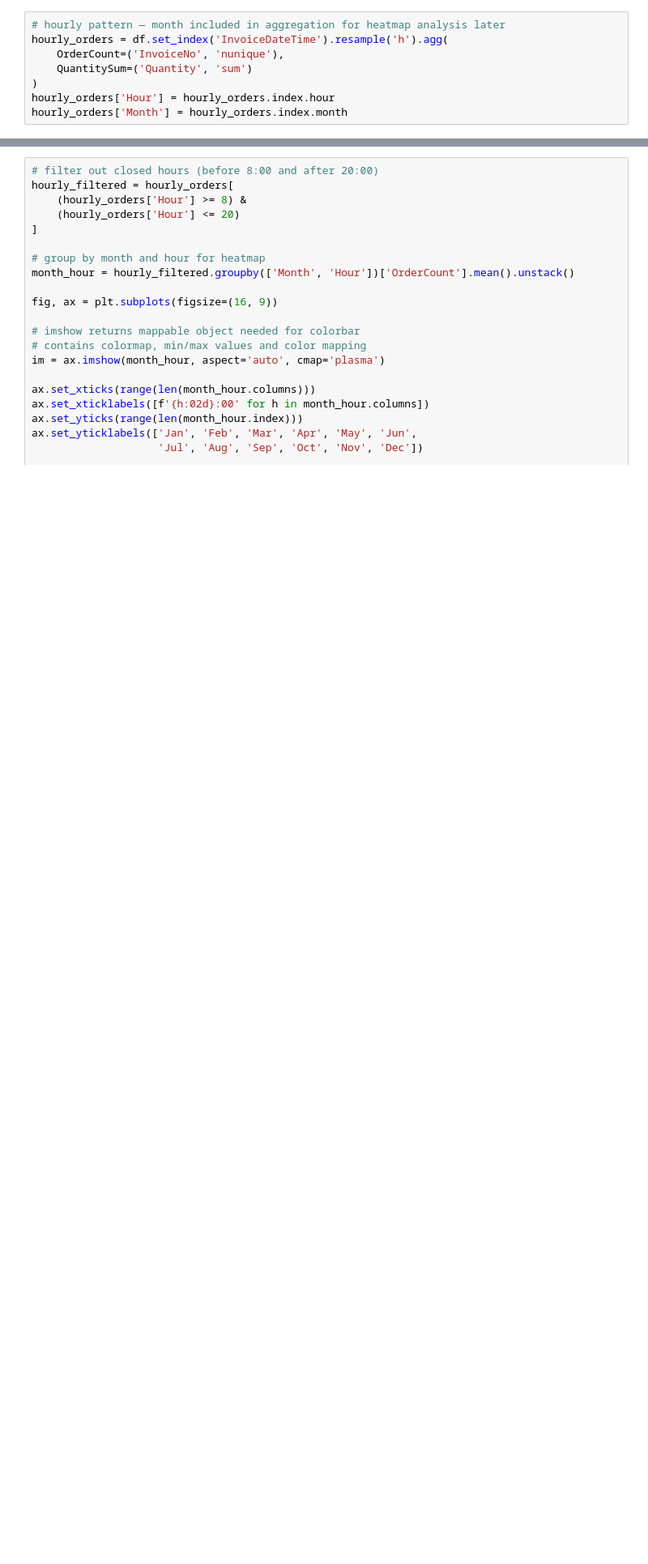
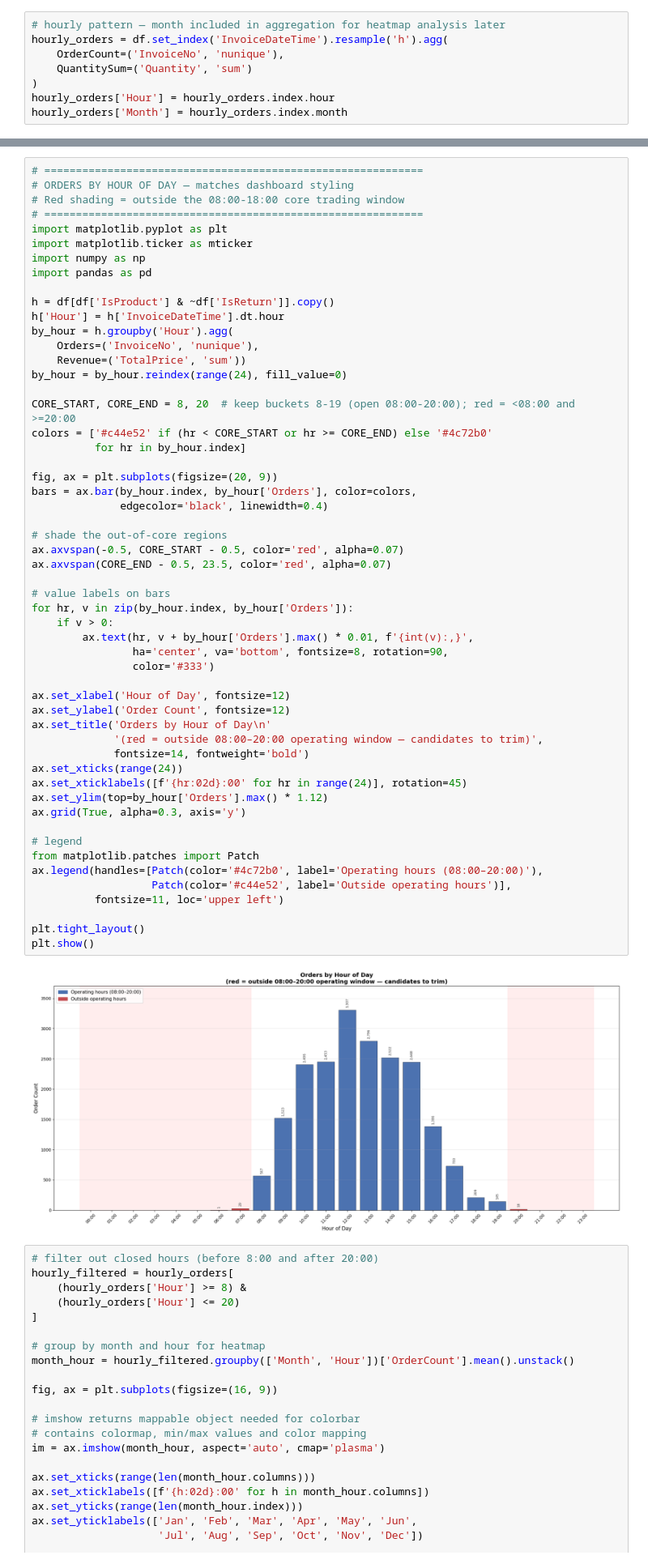
Before and after one commit to filipburger/retail_analysis, a Jupyter notebook: retail_analysis.ipynb, the cells around one changed output, grey strips where cells are left out. Shown at 81% size. Cells and saved outputs as stored; diff of their text form; blank space fills up the shorter version.

Commit message:
Add executive dashboard cell

```diff
--- a/retail_analysis.ipynb
+++ b/retail_analysis.ipynb
@@ -1919,3 +2038,59 @@ plt.show()
+# %%
+# ============================================================
+# ORDERS BY HOUR OF DAY — matches dashboard styling
+# Red shading = outside the 08:00-18:00 core trading window
+# ============================================================
+import matplotlib.pyplot as plt
+import matplotlib.ticker as mticker
+import numpy as np
+import pandas as pd
+
+h = df[df['IsProduct'] & ~df['IsReturn']].copy()
+h['Hour'] = h['InvoiceDateTime'].dt.hour
+by_hour = h.groupby('Hour').agg(
+    Orders=('InvoiceNo', 'nunique'),
+    Revenue=('TotalPrice', 'sum'))
+by_hour = by_hour.reindex(range(24), fill_value=0)
+
+CORE_START, CORE_END = 8, 20  # keep buckets 8-19 (open 08:00-20:00); red = <08:00 and >=20:00
+colors = ['#c44e52' if (hr < CORE_START or hr >= CORE_END) else '#4c72b0'
+          for hr in by_hour.index]
+
+fig, ax = plt.subplots(figsize=(20, 9))
+bars = ax.bar(by_hour.index, by_hour['Orders'], color=colors,
+              edgecolor='black', linewidth=0.4)
+
+# shade the out-of-core regions
+ax.axvspan(-0.5, CORE_START - 0.5, color='red', alpha=0.07)
+ax.axvspan(CORE_END - 0.5, 23.5, color='red', alpha=0.07)
+
+# value labels on bars
+for hr, v in zip(by_hour.index, by_hour['Orders']):
+    if v > 0:
+        ax.text(hr, v + by_hour['Orders'].max() * 0.01, f'{int(v):,}',
+                ha='center', va='bottom', fontsize=8, rotation=90,
+                color='#333')
+
+ax.set_xlabel('Hour of Day', fontsize=12)
+ax.set_ylabel('Order Count', fontsize=12)
+ax.set_title('Orders by Hour of Day\n'
+             '(red = outside 08:00–20:00 operating window — candidates to trim)',
+             fontsize=14, fontweight='bold')
+ax.set_xticks(range(24))
+ax.set_xticklabels([f'{hr:02d}:00' for hr in range(24)], rotation=45)
+ax.set_ylim(top=by_hour['Orders'].max() * 1.12)
+ax.grid(True, alpha=0.3, axis='y')
+
+# legend
+from matplotlib.patches import Patch
+ax.legend(handles=[Patch(color='#4c72b0', label='Operating hours (08:00–20:00)'),
+                   Patch(color='#c44e52', label='Outside operating hours')],
+          fontsize=11, loc='upper left')
+
+plt.tight_layout()
+plt.show()
+# %% [output]
+[figure, added]
 # %%
 # filter out closed hours (before 8:00 and after 20:00)
 hourly_filtered = hourly_orders[
```
Also changed, not shown: parts of 12 cells of this notebook.
